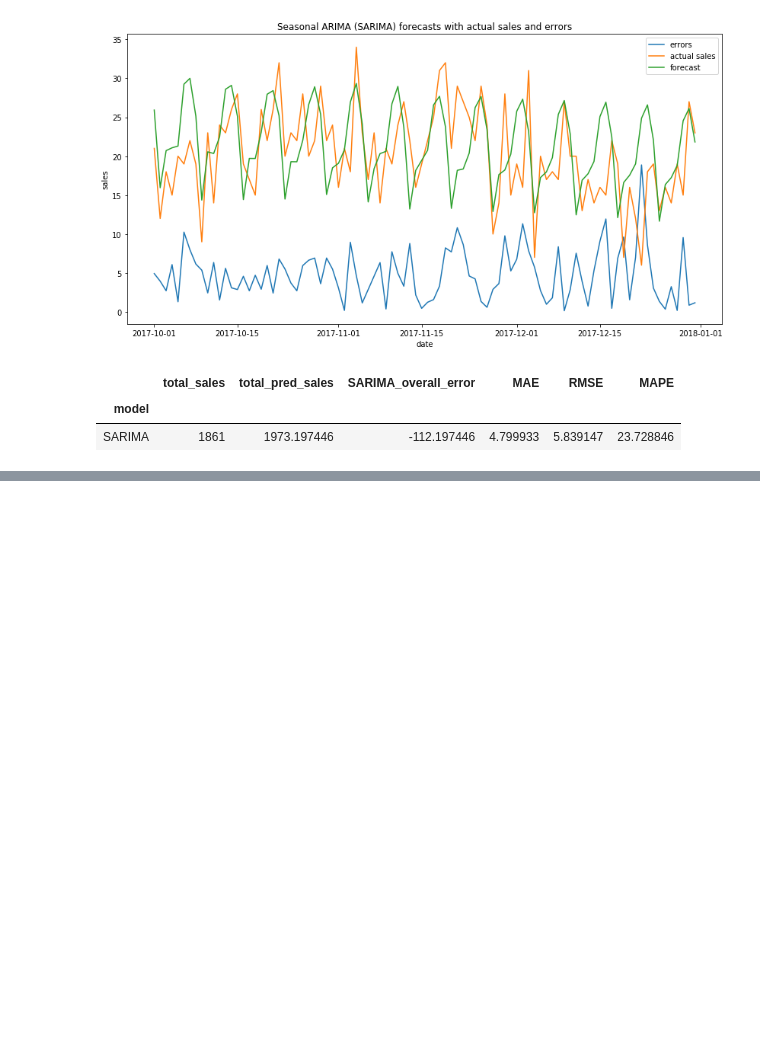
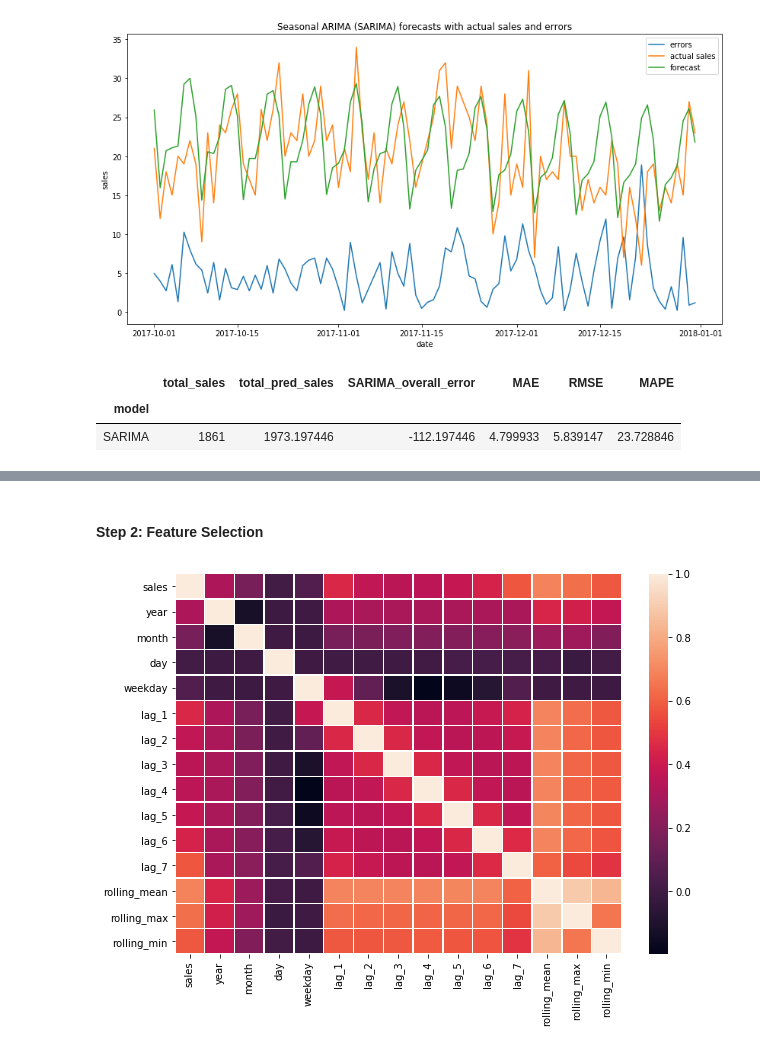
Before and after one commit to akshitvjain/product-sales-forecasting, a Jupyter notebook: notebook-sales-demand-forecasting.ipynb, the cells around one changed output, grey strips where cells are left out. Drawn from its saved outputs; the diff is of its cells as text; code cells hidden in the pictures; blank space fills up the shorter version.

```diff
--- a/notebook-sales-demand-forecasting.ipynb
+++ b/notebook-sales-demand-forecasting.ipynb
@@ -465,0 +470,4 @@ result_df_sarima
+# %%
+reg_df = train_df.drop(['store', 'item'], axis=1)
+reg_df = reg_df.set_index('date')
+reg_df.head()
@@ -465,0 +484,13 @@ result_df_sarima
+# %%
+# Lag features
+for i in range(1,8):
+    lag_i = 'lag_' + str(i)
+    reg_df[lag_i] = reg_df.sales.shift(i)
+
+# Rolling window
+reg_df['rolling_mean'] = reg_df.sales.rolling(window=7).mean()
+reg_df['rolling_max'] = reg_df.sales.rolling(window=7).max()
+reg_df['rolling_min'] = reg_df.sales.rolling(window=7).min()
+# %%
+reg_df = reg_df.dropna(how='any', inplace=False)
+reg_df
@@ -465,0 +512,8 @@ result_df_sarima
+# %% [markdown]
+#### Step 2: Feature Selection
+# %%
+corr = reg_df.corr()
+fig = plt.figure(figsize=(10,7))
+_ = sn.heatmap(corr, linewidths=.5)
+# %% [output]
+[figure, added]
```
Also changed, not shown: parts of 8 cells of this notebook.
